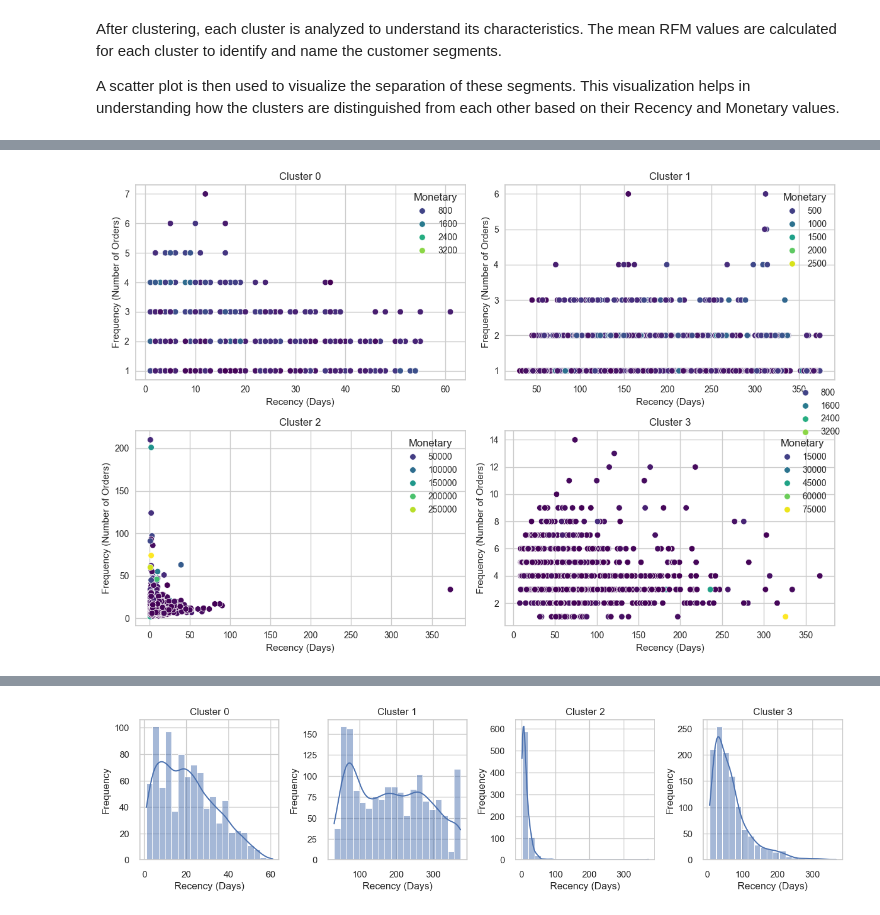
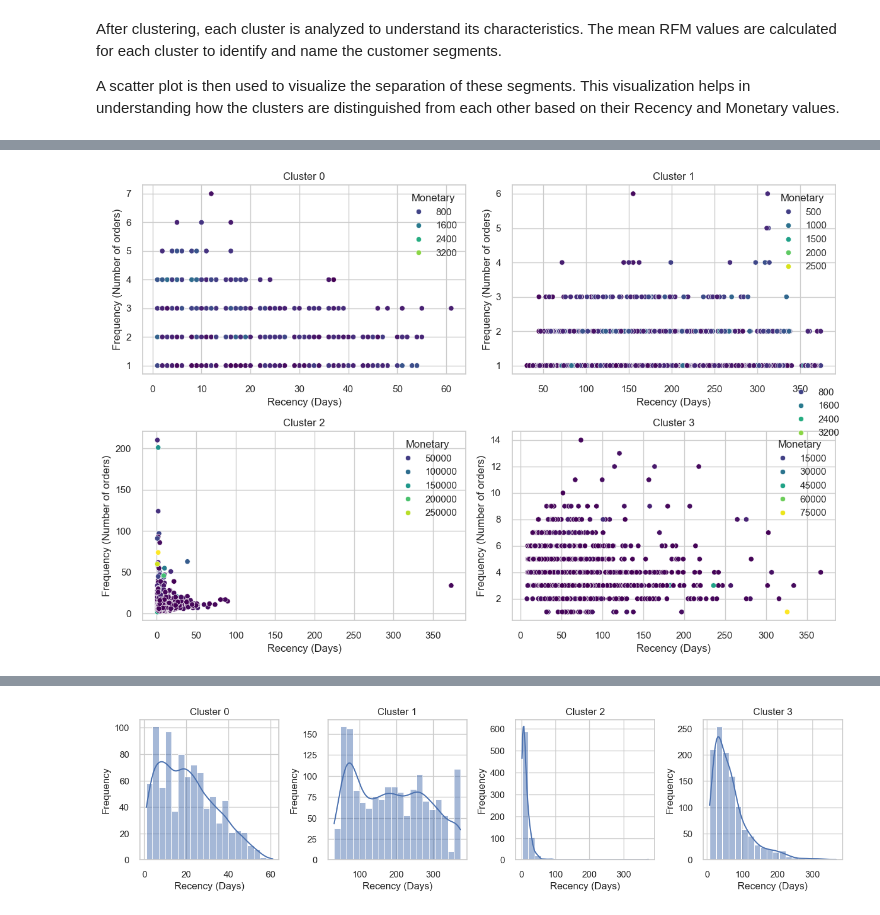
Before and after one commit to Arpmee027/Customer_Segmentation_using_K-means_Clustering, a Jupyter notebook: Customer Segementation for online retail using K-means Algorithm.ipynb, the cells around one changed output, grey strips where cells are left out. Drawn from its saved outputs; the diff is of its cells as text; code cells hidden in the pictures.

```diff
--- a/Customer Segementation for online retail using K-means Algorithm.ipynb
+++ b/Customer Segementation for online retail using K-means Algorithm.ipynb
@@ -277,35 +277,35 @@ num_clusters = 4
 # Create subplots with two clusters in each row
 fig, axes = plt.subplots(num_clusters // 2, 2, figsize=(12, 8))
 
 # Flatten the axes array to iterate through subplots
 axes = axes.ravel()
 
 # Loop through each cluster and plot it
 for cluster_id in range(num_clusters):
     # Filter data for the current cluster
     cluster_data = rfm_df[rfm_df['Cluster'] == cluster_id]
 
     # Plot the data with a distinct color
     sns.scatterplot(data=cluster_data, x='Recency', y='Frequency', hue='Monetary', palette='viridis', ax=axes[cluster_id])
 
     # Set the title for the subplot
     axes[cluster_id].set_title(f'Cluster {cluster_id}')
 
     # Customize axes labels, if needed
     axes[cluster_id].set_xlabel('Recency (Days)')
-    axes[cluster_id].set_ylabel('Frequency (Number of Orders)')
+    axes[cluster_id].set_ylabel('Frequency (Number of orders)')
 
 # Add a common legend
 handles, labels = axes[0].get_legend_handles_labels()
 fig.legend(handles, labels, loc='center right')
 
 # Adjust subplot spacing
 plt.tight_layout()
 
 # Show the plot
 plt.show()
 # %% [output]
-[figure, old version]
+[figure, new version]
 # %%
 cluster_profile = rfm_df.groupby('Cluster')[['Recency', 'Frequency', 'Monetary']].agg(['mean', 'median']).round(2)
 print("Cluster Profiles (Mean and Median):")
```
Also changed, not shown: parts of 4 cells of this notebook.
